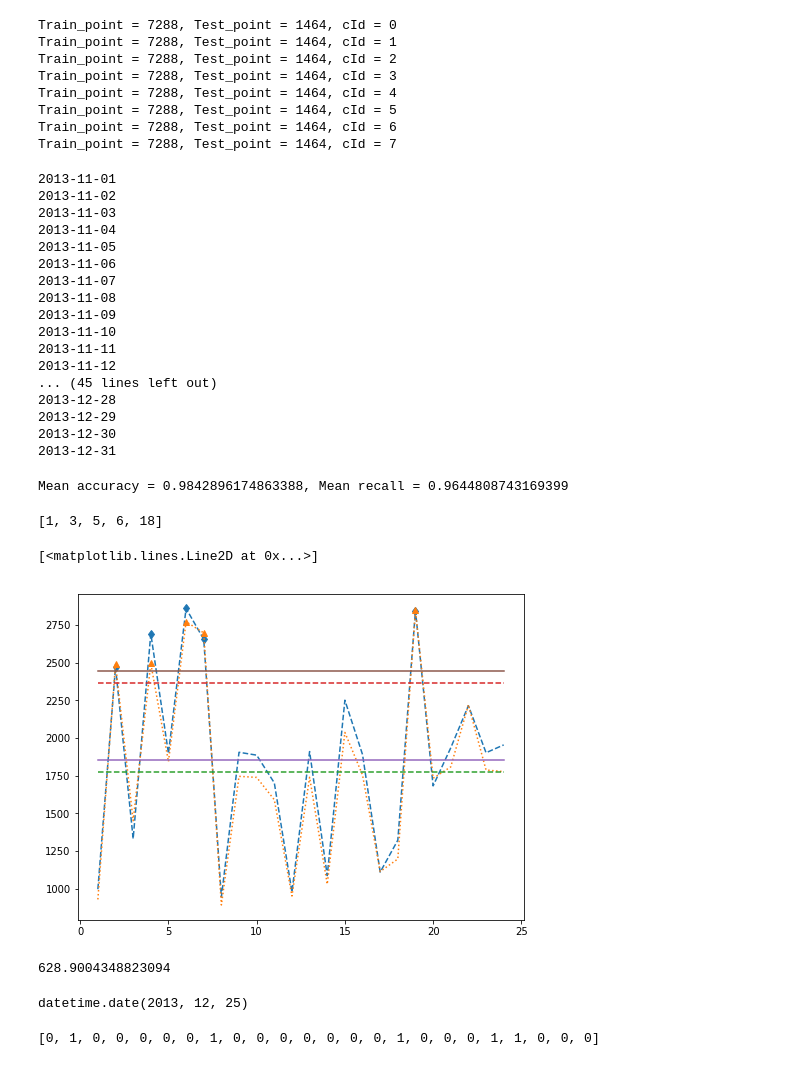
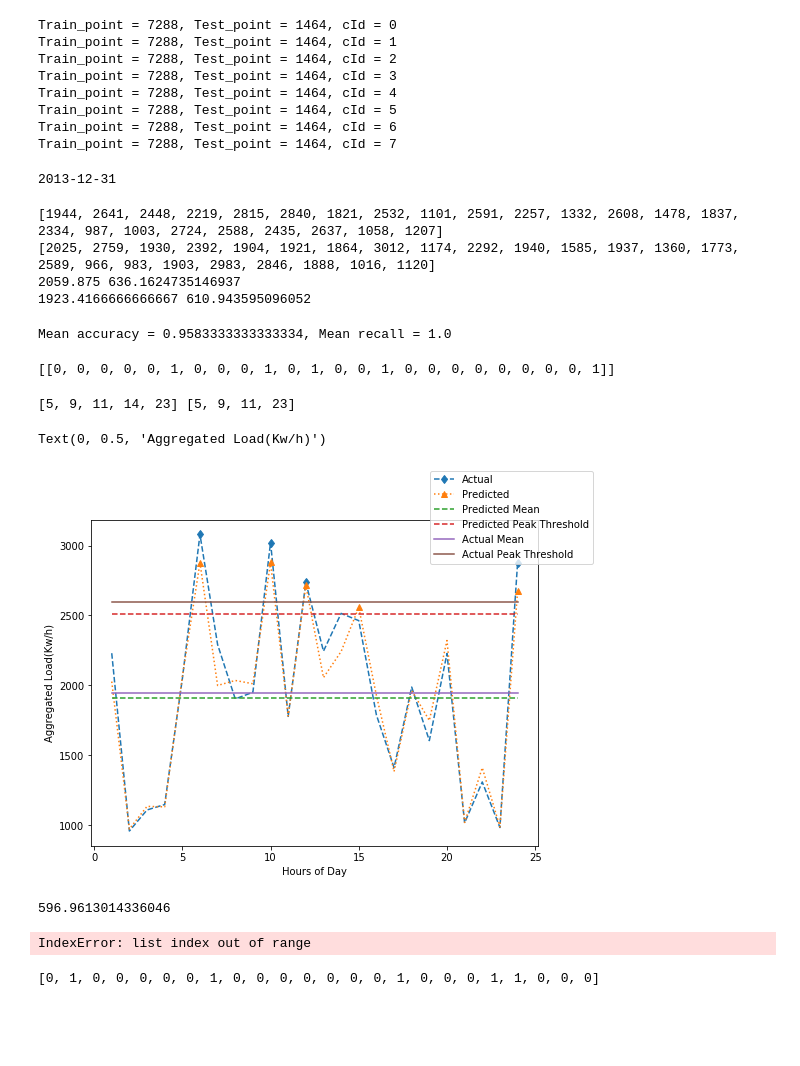
Before and after one commit to mishi-a/London_Smart_Meter_Load_Forecasting, a Jupyter notebook: Peak_hr_detection.ipynb, the cells around one changed output. Drawn from its saved outputs; the diff is of its cells as text; code cells hidden in the pictures; blank space fills up the shorter version.

```diff
--- a/Peak_hr_detection.ipynb
+++ b/Peak_hr_detection.ipynb
@@ -197,7 +197,7 @@ aggregate_df = get_aggregate(pred_val)
 aggregate_df = aggregate_df.withColumnRenamed("sum(label)","label")
 aggregate_df = aggregate_df.withColumnRenamed("sum(prediction)","prediction")
 # %%
-train_start_date = date(2013,11,1)
+train_start_date = date(2013,12,31)
 train_end_date = date(2013,12,31)
 y_date = []
 predicted_peak_period = []
@@ -214,46 +214,48 @@ while train_start_date <= train_end_date:
     y_date.append(train_start_date)
     train_start_date = train_start_date + timedelta(1)
 # %% [output]
-2013-11-01
-2013-11-02
-2013-11-03
-2013-11-04
-2013-11-05
-2013-11-06
-2013-11-07
-2013-11-08
-2013-11-09
-2013-11-10
-2013-11-11
-2013-11-12
-... (45 lines left out)
-2013-12-28
-2013-12-29
-2013-12-30
 2013-12-31
+# %%
+y_actual,y_pred = select_predicted_actual(aggregate_df,date(2013,12,25))
+print(y_actual)
+print(y_pred)
+print(np.mean(np.array(y_actual)),np.std(np.array(y_actual)))
+print(np.mean(np.array(y_pred)),np.std(np.array(y_pred)))
+# %% [output]
+[1944, 2641, 2448, 2219, 2815, 2840, 1821, 2532, 1101, 2591, 2257, 1332, 2608, 1478, 1837, 2334, 987, 1003, 2724, 2588, 2435, 2637, 1058, 1207]
+[2025, 2759, 1930, 2392, 1904, 1921, 1864, 3012, 1174, 2292, 1940, 1585, 1937, 1360, 1773, 2589, 966, 983, 1903, 2983, 2846, 1888, 1016, 1120]
+2059.875 636.1624735146937
+1923.4166666666667 610.943595096052
 # %%
 from statistics import mean
 print("Mean accuracy = {}, Mean recall = {}".format(mean(precision),mean(recall)))
 # %% [output]
-Mean accuracy = 0.9842896174863388, Mean recall = 0.9644808743169399
+Mean accuracy = 0.9583333333333334, Mean recall = 1.0
 # %%
-actual_predicted = aggregate_df.where((aggregate_df.date==date(2013,11,16))).select("label","prediction").toPandas()
+actual_predicted = aggregate_df.where((aggregate_df.date==date(2013,12,31))).select("label","prediction").toPandas()
+# %%
+predicted_peak_period
+# %% [output]
+[[0, 0, 0, 0, 0, 1, 0, 0, 0, 1, 0, 1, 0, 0, 1, 0, 0, 0, 0, 0, 0, 0, 0, 1]]
 # %%
 fig,ax = plt.subplots(1,1,figsize=(8,6))
 mark_actual,mark_predicted = [],[]
 for i in range(24):
-    if predicted_peak_period[15][i] == 1:
+    if predicted_peak_period[0][i] == 1:
         mark_predicted.append(i)
-    if actual_peak_period[15][i] == 1:
+    if actual_peak_period[0][i] == 1:
         mark_actual.append(i)
-print(mark_predicted)
-ax.plot(np.arange(1,25),actual_predicted["label"],linestyle = '--',marker="d",markevery=mark_predicted)
-ax.plot(np.arange(1,25),actual_predicted["prediction"],linestyle = ':',marker="^",markevery=mark_actual)
-ax.plot(np.arange(1,25),[actual_predicted["prediction"].mean()]*24,linestyle='--')
-ax.plot(np.arange(1,25),[actual_predicted["prediction"].mean()+actual_predicted["prediction"].std()]*24,linestyle='--')
-ax.plot(np.arange(1,25),[actual_predicted["label"].mean()]*24,linestyle='-')
-ax.plot(np.arange(1,25),[actual_predicted["label"].mean()+actual_predicted["label"].std()]*24,linestyle='-')
+print(mark_predicted,mark_actual)
+ax.plot(np.arange(1,25),actual_predicted["label"],linestyle = '--',marker="d",markevery=mark_actual, label = "Actual")
+ax.plot(np.arange(1,25),actual_predicted["prediction"],linestyle = ':',marker="^",markevery=mark_predicted,label = "Predicted")
+ax.plot(np.arange(1,25),[actual_predicted["prediction"].mean()]*24,linestyle='--',label="Predicted Mean")
+ax.plot(np.arange(1,25),[actual_predicted["prediction"].mean()+actual_predicted["prediction"].std()]*24,linestyle='--',label = "Predicted Peak Threshold")
+ax.plot(np.arange(1,25),[actual_predicted["label"].mean()]*24,linestyle='-',label = "Actual Mean")
+ax.plot(np.arange(1,25),[actual_predicted["label"].mean()+actual_predicted["label"].std()]*24,linestyle='-',label = "Actual Peak Threshold")
+fig.legend()
+ax.set_xlabel("Hours of Day")
+ax.set_ylabel("Aggregated Load(Kw/h)" )
 # %% [output]
-[1, 3, 5, 6, 18]
+[5, 9, 11, 14, 23] [5, 9, 11, 23]
-[<matplotlib.lines.Line2D at 0x...>]
+Text(0, 0.5, 'Aggregated Load(Kw/h)')
-[figure, old version]
+[figure, new version]
@@ -260,11 +264,11 @@ ax.plot(np.arange(1,25),[actual_predicted["label"].mean()+actual_predicted["labe
 # %%
 actual_predicted["prediction"].std()
 # %% [output]
-628.9004348823094
+596.9613014336046
 # %%
 y_date[54]
 # %% [output]
-datetime.date(2013, 12, 25)
+IndexError: list index out of range
 # %%
 predicted_peak_period[54]
 # %% [output]
```
Also changed, not shown: parts of 1 cell of this notebook, 2 other files.
